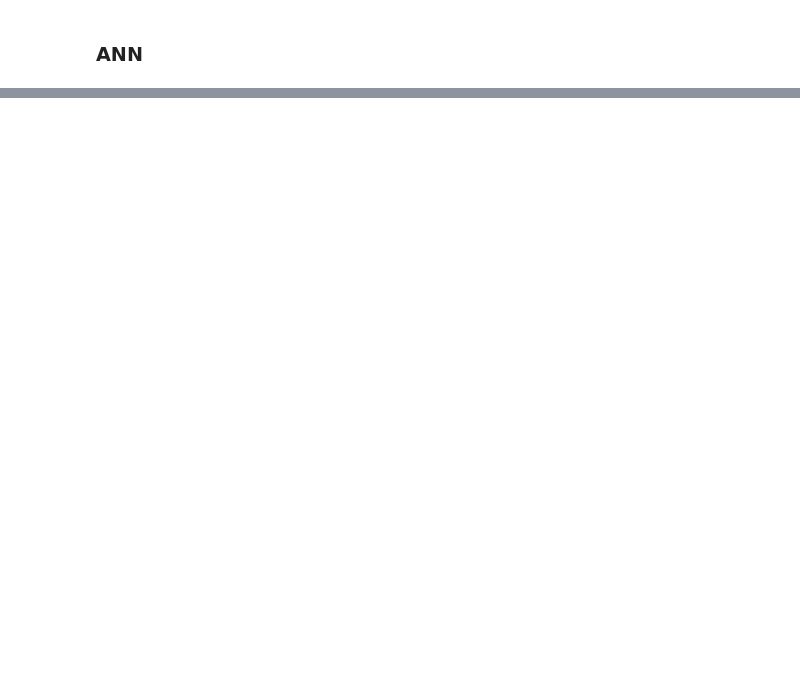
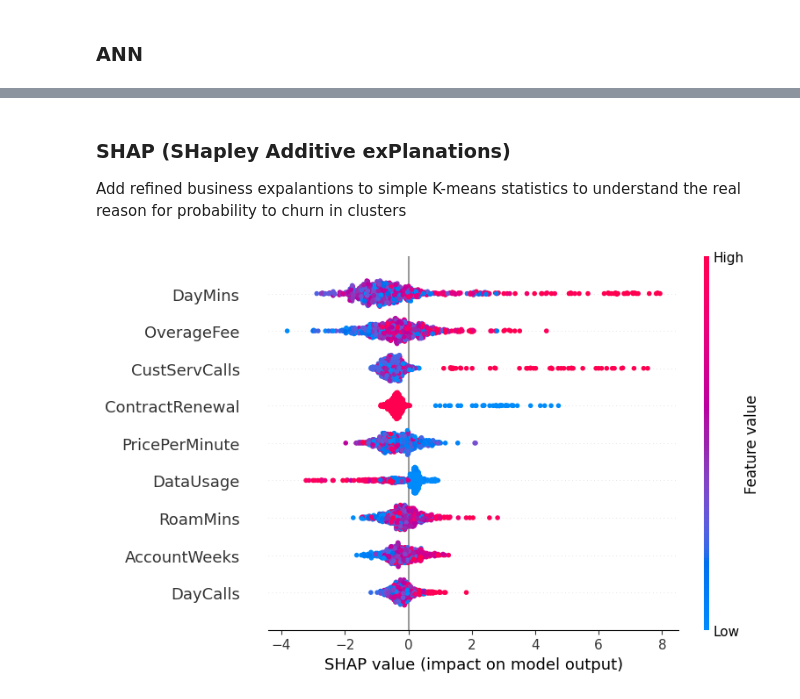
Before and after one commit to Francesca9933/ml-customer-churn-prediction, a Jupyter notebook: customer_churn_prediction.ipynb, the cells around one changed output, grey strips where cells are left out. Cells and saved outputs as stored; diff of their text form; code cells hidden in the pictures; blank space fills up the shorter version.

```diff
--- a/customer_churn_prediction.ipynb
+++ b/customer_churn_prediction.ipynb
@@ -1005,0 +1074,22 @@ weighted avg       0.91      0.92      0.91       634
+# %% [markdown]
+### SHAP (SHapley Additive exPlanations)
+Add refined business expalantions to simple K-means statistics to understand the real reason for probability to churn in clusters
+# %%
+# 1. Train the XGBoost Model
+# Use the clean data (X_train, y_train) from split
+xgb = XGBClassifier(random_state=42)
+xgb.fit(X_train, y_train)
+
+# 2. Initialize the SHAP Explainer
+# TreeExplainer is specifically optimized for XGBoost
+explainer = shap.TreeExplainer(xgb)
+
+# 3. Calculate SHAP values for the test set
+# This tells us how much each feature contributed to each individual prediction
+shap_values = explainer.shap_values(X_test)
+
+# 4. Create the Summary Plot
+# This shows the global importance AND the direction of the impact
+shap.summary_plot(shap_values, X_test)
+# %% [output]
+[figure, added]
```
Also changed, not shown: parts of 14 cells of this notebook, 1 other file.
